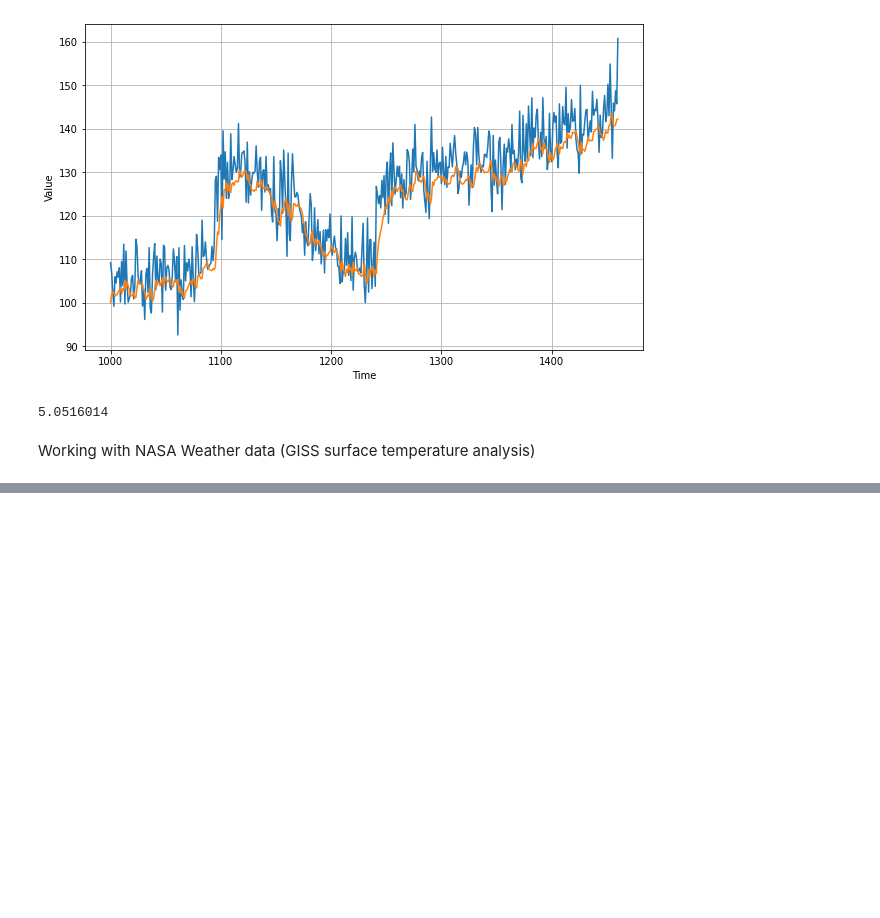
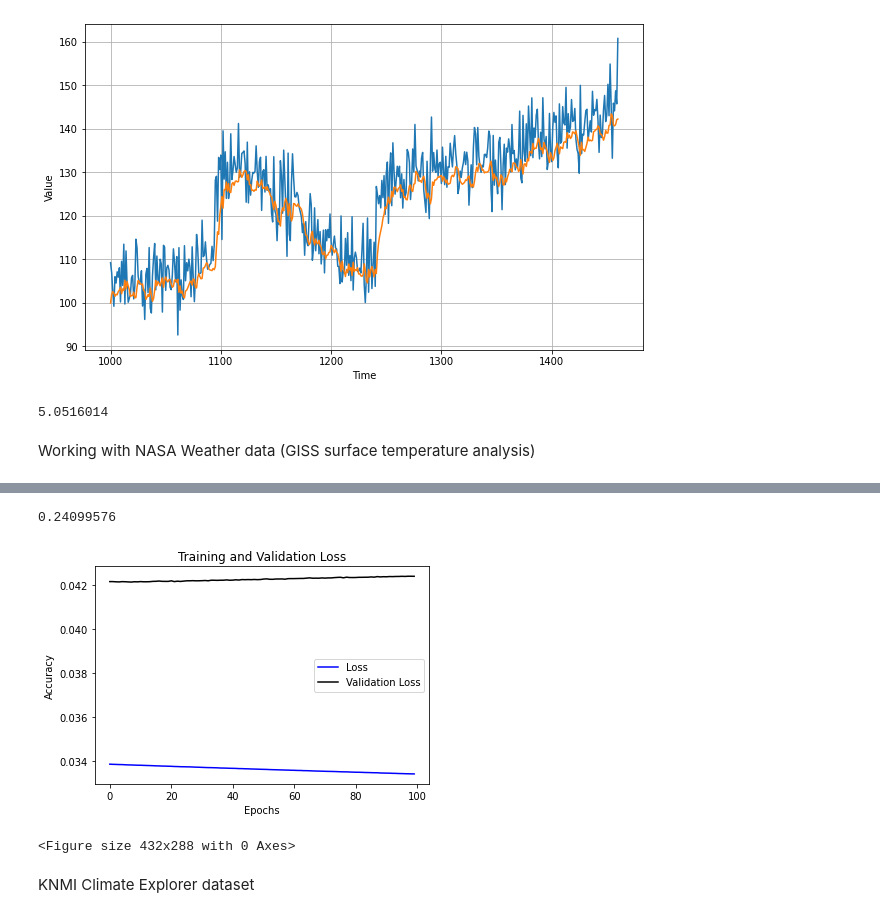
Before and after one commit to AashiDutt/AI-and-ML-for-Coders, a Jupyter notebook: Chapter_11.ipynb, the cells around one changed output, grey strips where cells are left out. Saved outputs shown, nothing was run; the diff lists cells and outputs as text; code cells hidden in the pictures; blank space fills up the shorter version.

```diff
--- a/Chapter_11.ipynb
+++ b/Chapter_11.ipynb
@@ -190,0 +282,6 @@ Working with NASA Weather data (GISS surface temperature analysis)
+# %%
+window_size = 24
+batch_size = 12
+shuffle_buffer_size = 48
+dataset = windowed_dataset(x_train, window_size,batch_size, shuffle_buffer_size)
+valid_dataset = windowed_dataset(x_valid, window_size,batch_size, shuffle_buffer_size)
@@ -190,0 +343,31 @@ Working with NASA Weather data (GISS surface temperature analysis)
+# %%
+mae = tf.keras.metrics.mean_absolute_error(x_valid, forecast).numpy()
+print(mae)
+# %% [output]
+0.24099576
+# %%
+mae=history.history['mae']
+loss=history.history['loss']
+val_mae=history.history['val_mae']
+val_loss=history.history['val_loss']
+epochs=range(len(loss)) # Get number of epochs
+
+#------------------------------------------------
+# Plot MAE and Loss
+#------------------------------------------------
+#plt.plot(epochs, mae, 'r')
+plt.plot(epochs, loss, 'b')
+#plt.plot(epochs, val_mae, 'g')
+plt.plot(epochs, val_loss, 'k')
+plt.title('Training and Validation Loss')
+plt.xlabel("Epochs")
+plt.ylabel("Accuracy")
+plt.legend(["Loss", "Validation Loss"])
+
+plt.figure()
+plt.show()
+# %% [output]
+[figure, added]
+<Figure size 432x288 with 0 Axes>
+# %% [markdown]
+KNMI Climate Explorer dataset
```
Also changed, not shown: parts of 42 cells of this notebook.
